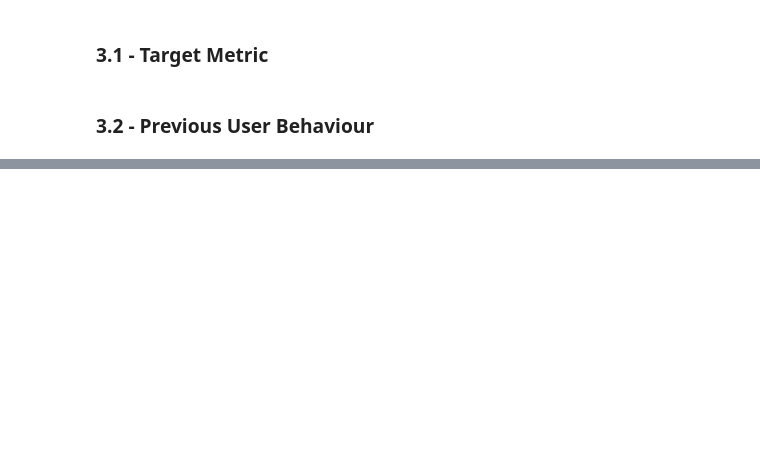
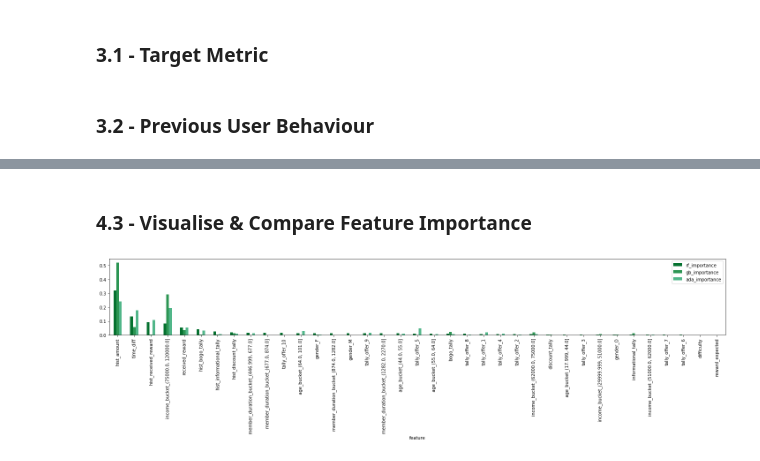
Before and after one commit to GunnarGriese/capstone-udacity, a Jupyter notebook: Starbucks_Capstone_notebook.ipynb, the cells around one changed output, grey strips where cells are left out. Cells and saved outputs as stored; diff of their text form; code cells hidden in the pictures; blank space fills up the shorter version.

Commit message:
finished modeling and evaluation

```diff
--- a/Starbucks_Capstone_notebook.ipynb
+++ b/Starbucks_Capstone_notebook.ipynb
@@ -709,3 +655,0 @@ Number observations y_test dataset:  (36713,)
-# %%
-from sklearn.ensemble import RandomForestRegressor
-regr = RandomForestRegressor(random_state=0, n_estimators=100)
@@ -770,0 +656,21 @@ RMSE     : 31.0717
+# %%
+# Instantiate Regressors for training purposes
+rf_regr = RandomForestRegressor(random_state=0, n_estimators=50)
+gb_regr = GradientBoostingRegressor(random_state=0, n_estimators=50)
+ada_regr = AdaBoostRegressor(random_state=0, n_estimators=50)
+# %%
+# Train models on training data
+regressors = [rf_regr, gb_regr, ada_regr]
+regr_names = ["Random Forest Regressor", "Gradient Boosting Regressor", "AdaBoost Regressor"]
+feature_imps = {}
+
+for regr, name in zip(regressors, regr_names):
+    start = time.time()
+    regr.fit(X_train, y_train)
+    end = time.time()
+
+    training_time = end - start
+
+    feature_imps[name] = regr.feature_importances_
+
+    print("Training for {} took {} seconds.".format(name, training_time))
@@ -770,0 +681,15 @@ RMSE     : 31.0717
+# %% [markdown]
+### 4.3 - Visualise & Compare Feature Importance
+# %%
+cols = X_train.columns
+
+feature_importance = list(zip(cols, feature_imps["Random Forest Regressor"], feature_imps["Gradient Boosting Regressor"], feature_imps["AdaBoost Regressor"]))
+feature_importance = pd.DataFrame(feature_importance, columns=["feature", "rf_importance", "gb_importance", "ada_importance"])
+feature_importance = feature_importance.set_index('feature')
+feature_importance.sort_values('rf_importance', ascending=False).plot(kind='bar', figsize=(20,6))
+plt.title("Relative Feature Importance")
+#plt.tight_layout()
+
+plt.savefig("img/feature_importance.png")
+# %% [output]
+[figure, added]
```
Also changed, not shown: parts of 76 cells of this notebook.
